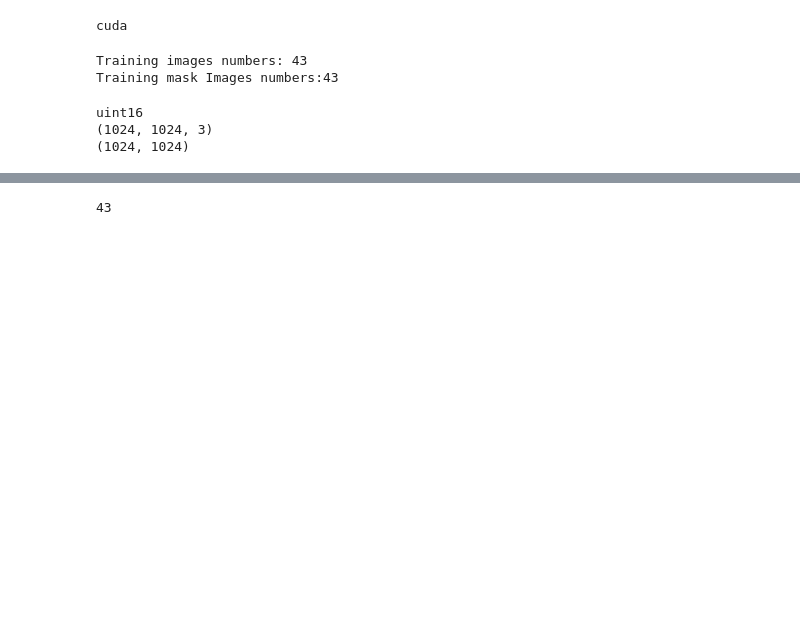
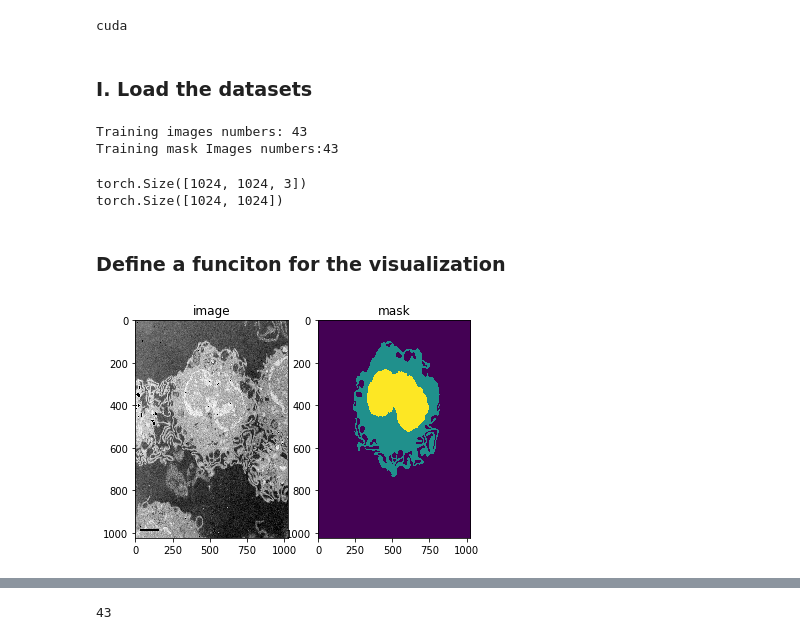
Before and after one commit to xysong1201/MRIImage_segmentation, a Jupyter notebook: unet_BMCC.ipynb, the cells around one changed output, grey strips where cells are left out. Cells and saved outputs as stored; diff of their text form; code cells hidden in the pictures; blank space fills up the shorter version.

```diff
--- a/unet_BMCC.ipynb
+++ b/unet_BMCC.ipynb
@@ -21,41 +22,56 @@ device = torch.device('cuda')
 print (device)
 # %% [output]
 cuda
+# %% [markdown]
+### I. Load the datasets
 # %%
-# load the training images and the semantic segmentation image (mask image)
-train = '/home/xiaoyu/BMMC/BMMCdata'
-train_mask = '/home/xiaoyu/BMMC/BMMCmasks'
+img_dir = '/home/xiaoyu/BMMC/BMMCdata'
+mask_dir = '/home/xiaoyu/BMMC/BMMCmasks'
 
-trainimage = sorted(os.listdir(train))
-trainmask = sorted(os.listdir(train_mask))
+img_list = sorted(os.listdir(img_dir))
+mask_list = sorted(os.listdir(mask_dir))
 
-print("Training images numbers: "+str(len(trainimage)))
-print("Training mask Images numbers:"+str(len(trainmask)))
+print("Training images numbers: "+str(len(img_list)))
+print("Training mask Images numbers:"+str(len(mask_list)))
 # %% [output]
 Training images numbers: 43
 Training mask Images numbers:43
-# %%
-image_ex = trainimage[1]
-mask_ex = trainmask[1]
-print(io.imread(os.path.join(train, image_ex)).dtype)
-print(io.imread(os.path.join(train, image_ex)).shape)
-print(io.imread(os.path.join(train_mask, mask_ex)).shape)
-# %% [output]
-uint16
-(1024, 1024, 3)
-(1024, 1024)
+# %%
+index = randint(0,42)
+image_str = img_list[index]
+mask_str = mask_list[index]
+
+image_arr = io.imread(os.path.join(img_dir, image_str))
+image_arr = np.uint8(image_arr)
+mask_arr = io.imread(os.path.join(mask_dir, mask_str))
+
+image_tensor = torch.from_numpy(image_arr)
+mask_tensor = torch.from_numpy(mask_arr)
+print(image_tensor.size())
+print(mask_tensor.size())
+# %% [output]
+torch.Size([1024, 1024, 3])
+torch.Size([1024, 1024])
+# %% [markdown]
+### Define a funciton for the visualization
 # %%
-def show_semantic(image, semantic):
+def show_mask(image, mask):
     """
     Show images with semantic segmentation
     Args:
         image(numpyarray): The training image
         semantic(numpyarray): The traing image semantic segmentation
     """
     plt.subplot(1,2,1)
     plt.title('image')
     plt.imshow(image, aspect='auto')
     plt.subplot(1,2,2)
     plt.title('mask')
-    plt.imshow(semantic, aspect='auto')
+    plt.imshow(mask, aspect='auto')
     plt.show()
+
+# test the function
+
+show_mask(image_arr, mask_arr )
+# %% [output]
+[figure, added]
```
Also changed, not shown: parts of 30 cells of this notebook, 1 other file.
